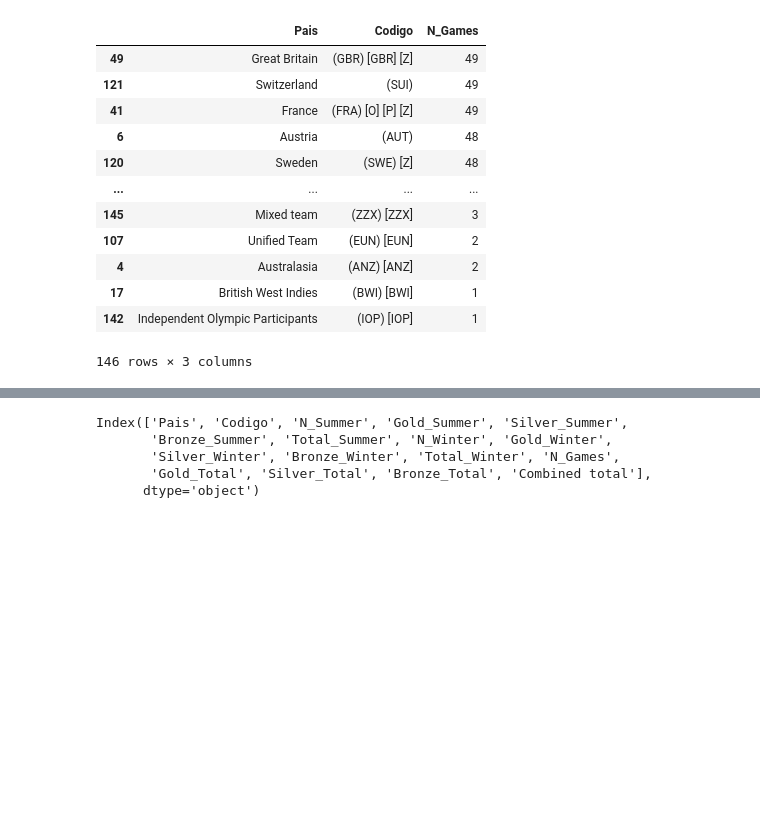
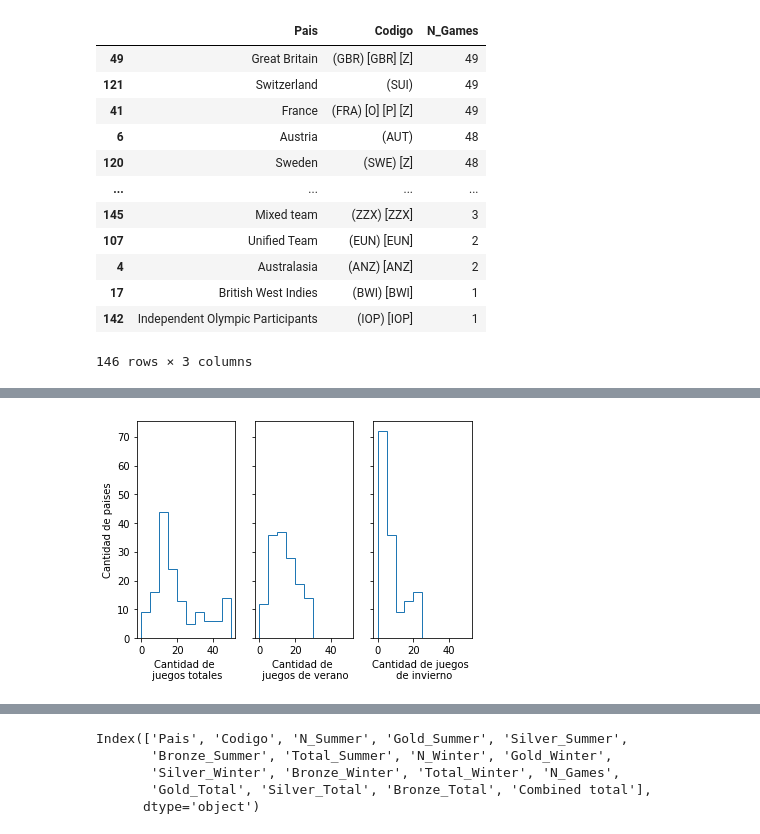
Before and after one commit to 16danielvm/OlympicsDatasetWork, a Jupyter notebook: 4 - what_say_the_data.ipynb, the cells around one changed output, grey strips where cells are left out. Cells and saved outputs as stored; diff of their text form; code cells hidden in the pictures; blank space fills up the shorter version.

```diff
--- a/4 - what_say_the_data.ipynb
+++ b/4 - what_say_the_data.ipynb
@@ -187,0 +230,17 @@ df_Winner_GAMES_TOTAL[['Pais','Codigo','N_Games']]
+# %%
+fig, ax  = plt.subplots(1,3, sharey=True, sharex=True)
+
+ax[0].hist(df_Winner_Summer['N_Games'], bins=[x*5 for x in range(11)], histtype='step')
+ax[0].set_ylabel("Cantidad de paises")
+ax[0].set_xlabel("Cantidad de \n juegos totales")
+
+ax[1].hist(df_Winner_Summer['N_Summer'], bins=[x*5 for x in range(7)],histtype='step')
+ax[1].set_xlabel("Cantidad de \n juegos de verano")
+
+ax[2].hist(df_Winner_Summer['N_Winter'], bins=[x*5 for x in range(6)],histtype='step')
+ax[2].set_xlabel("Cantidad de juegos \n de invierno")
+
+
+plt.show()
+# %% [output]
+[figure, added]
```
Also changed, not shown: parts of 6 cells of this notebook.
